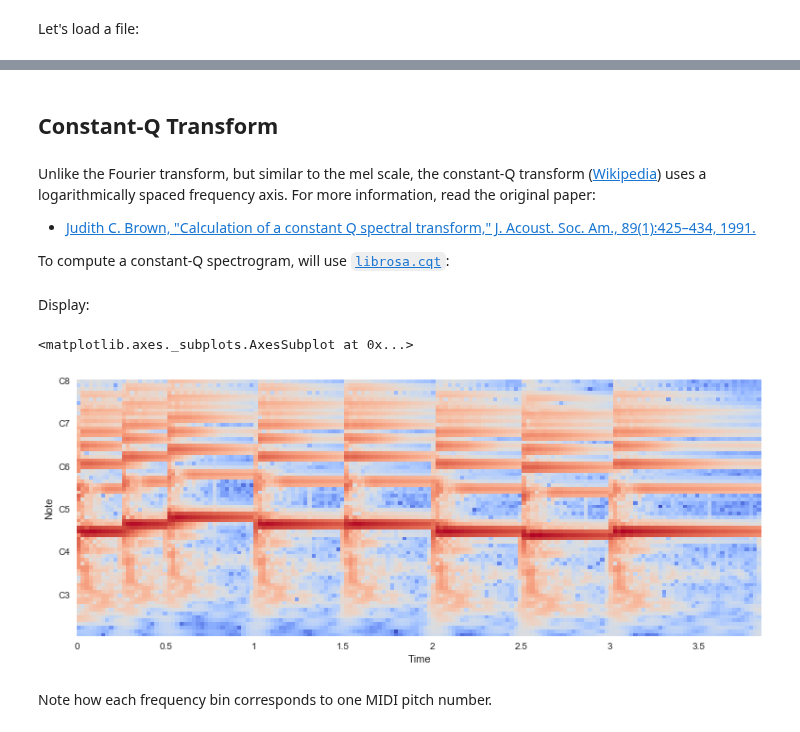
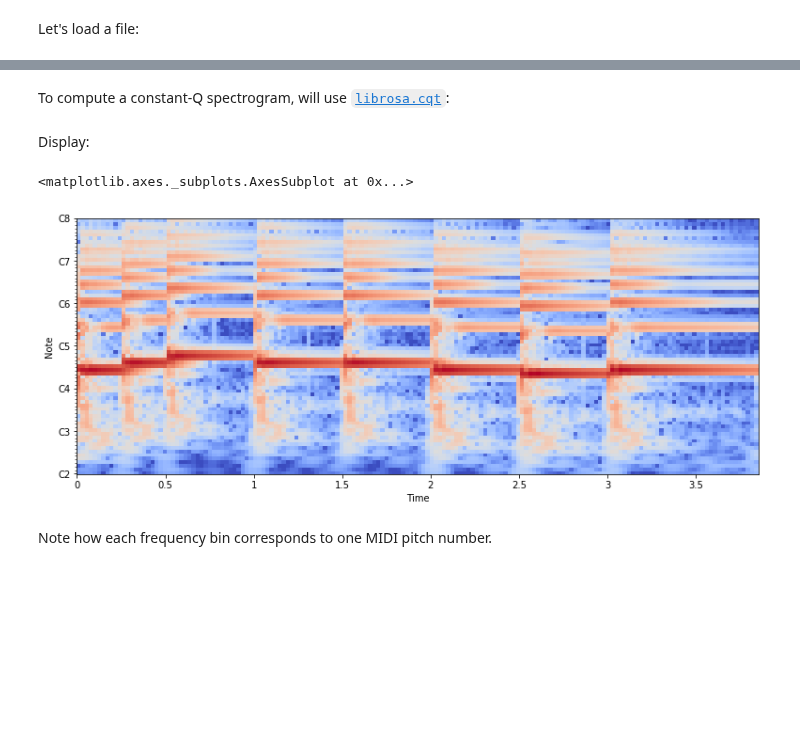
Before and after one commit to iranroman/musicinformationretrieval.com, a Jupyter notebook: chroma.ipynb, the cells around one changed output, grey strips where cells are left out. Cells and saved outputs as stored; diff of their text form; code cells hidden in the pictures; blank space fills up the shorter version.

```diff
--- a/chroma.ipynb
+++ b/chroma.ipynb
@@ -15,14 +21,8 @@ x, sr = librosa.load('audio/simple_piano.wav')
 ipd.Audio(x, rate=sr)
 # %% [output]
 [interactive output not drawn]
-# %% [markdown]
-## Constant-Q Transform
-# %% [markdown]
-Unlike the Fourier transform, but similar to the mel scale, the constant-Q transform ([Wikipedia](http://en.wikipedia.org/wiki/Constant_Q_transform)) uses a logarithmically spaced frequency axis. For more information, read the original paper:
-
-- [Judith C. Brown, "Calculation of a constant Q spectral transform," J. Acoust. Soc. Am., 89(1):425–434, 1991.](http://academics.wellesley.edu/Physics/brown/pubs/cq1stPaper.pdf)
-
-To compute a constant-Q spectrogram, will use [`librosa.cqt`](https://librosa.github.io/librosa/generated/librosa.core.cqt.html#librosa.core.cqt):
+# %% [markdown]
+To compute a constant-Q spectrogram, will use [`librosa.cqt`](https://librosa.github.io/librosa/generated/librosa.core.cqt.html#librosa.core.cqt):
 # %%
 fmin = librosa.midi_to_hz(36)
 hop_length = 512
@@ -30,11 +30,11 @@ C = librosa.cqt(x, sr=sr, fmin=fmin, n_bins=72, hop_length=hop_length)
 # %% [markdown]
 Display:
 # %%
-logC = librosa.logamplitude(C)
+logC = librosa.amplitude_to_db(numpy.abs(C))
 librosa.display.specshow(logC, sr=sr, x_axis='time', y_axis='cqt_note', fmin=fmin, cmap='coolwarm')
 # %% [output]
 <matplotlib.axes._subplots.AxesSubplot at 0x...>
-[figure, old version]
+[figure, new version]
 # %% [markdown]
 Note how each frequency bin corresponds to one MIDI pitch number.
 # %% [markdown]
```
Also changed, not shown: parts of 9 cells of this notebook, 1 other file.
